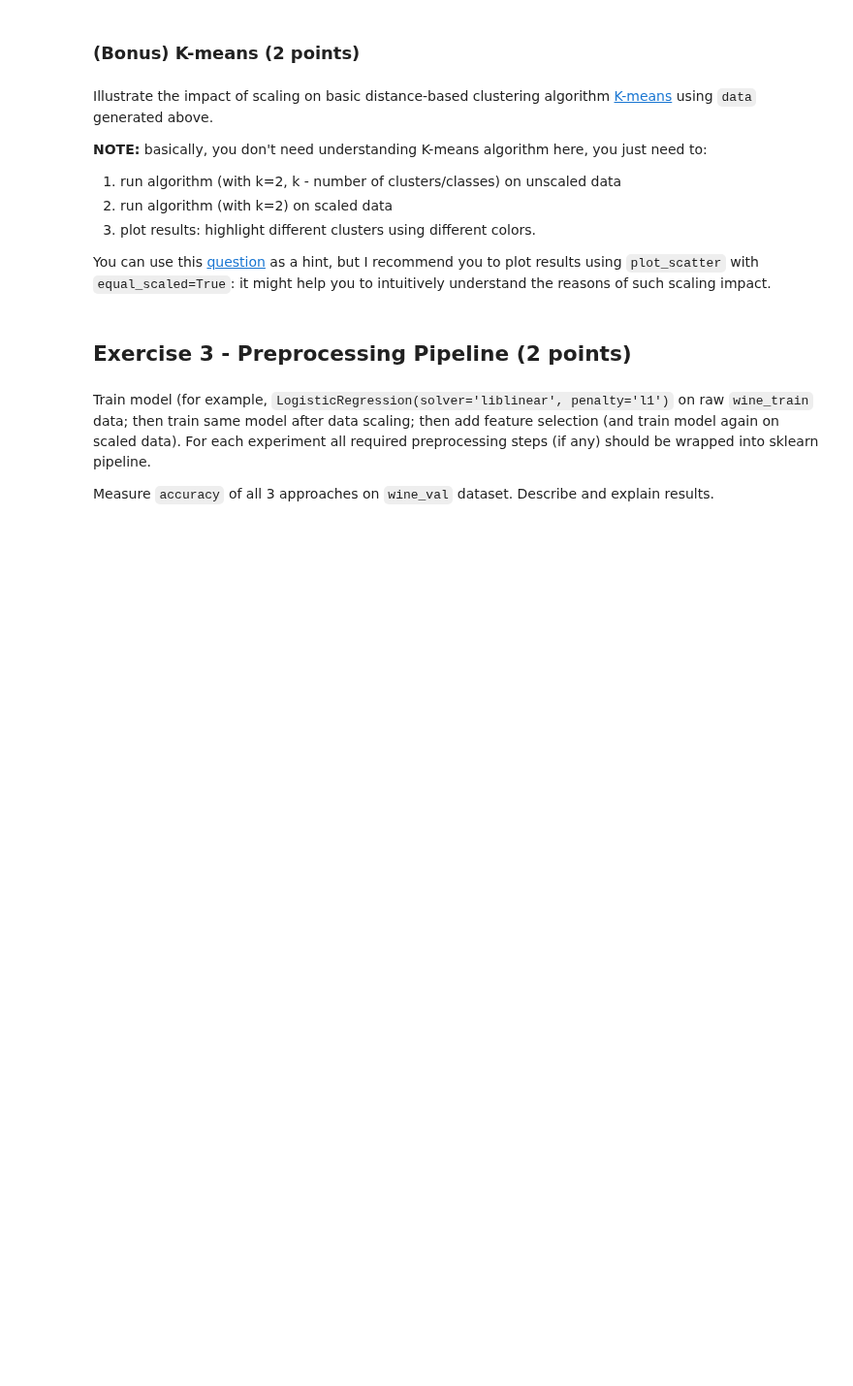
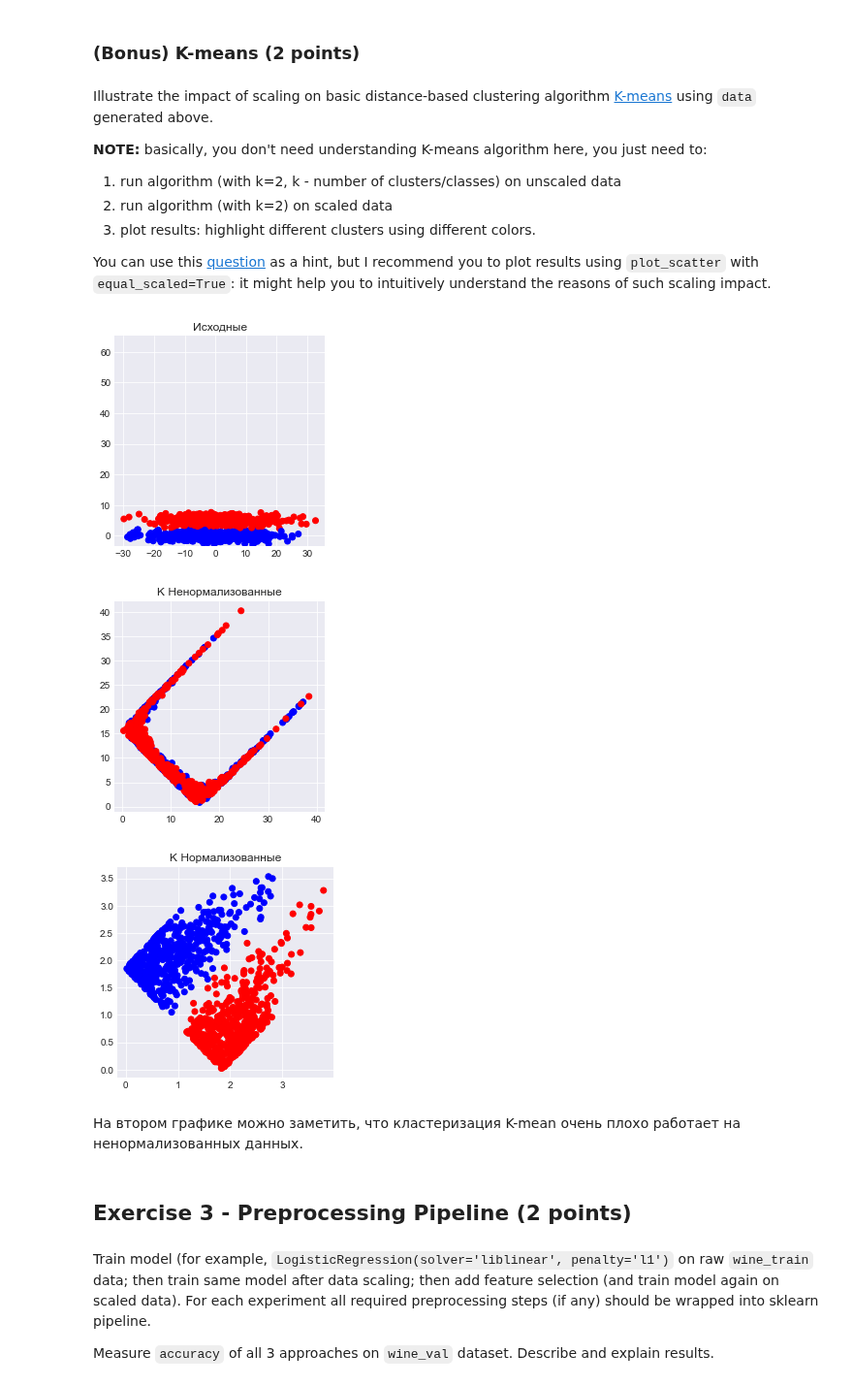
Before and after one commit to githubjeka/ml-intro, a Jupyter notebook: homework.ipynb, the cells around one changed output. Shown at 97% size. Drawn from its saved outputs; the diff is of its cells as text; code cells hidden in the pictures; blank space fills up the shorter version.

```diff
--- a/homework.ipynb
+++ b/homework.ipynb
@@ -126,3 +227,19 @@ You can use this [question](https://stats.stackexchange.com/questions/89809/is-i
+# %%
+from sklearn.cluster import KMeans
+
+kmean = KMeans(n_clusters=2)
+k_unscale = kmean.fit_transform(data)
+k_scale = kmean.fit_transform(std_data)
+# %%
+plot_scatter(data[:, 0], data[:, 1], auto_scaled=False, title='Исходные', clusters=kmean.labels_)
+plot_scatter(k_unscale[:, 0], k_unscale[:, 1], auto_scaled=False, title='K Ненормализованные', clusters=kmean.labels_)
+plot_scatter(k_scale[:, 0], k_scale[:, 1], auto_scaled=True, title='K Нормализованные', clusters=kmean.labels_)
+# %% [output]
+[figure, added]
+[figure, added]
+[figure, added]
+# %% [markdown]
+На втором графике можно заметить, что кластеризация K-mean очень плохо работает на ненормализованных данных.
 # %% [markdown]
 ## Exercise  3 - Preprocessing Pipeline (2 points)
 # %%
```
Also changed, not shown: parts of 35 cells of this notebook.
